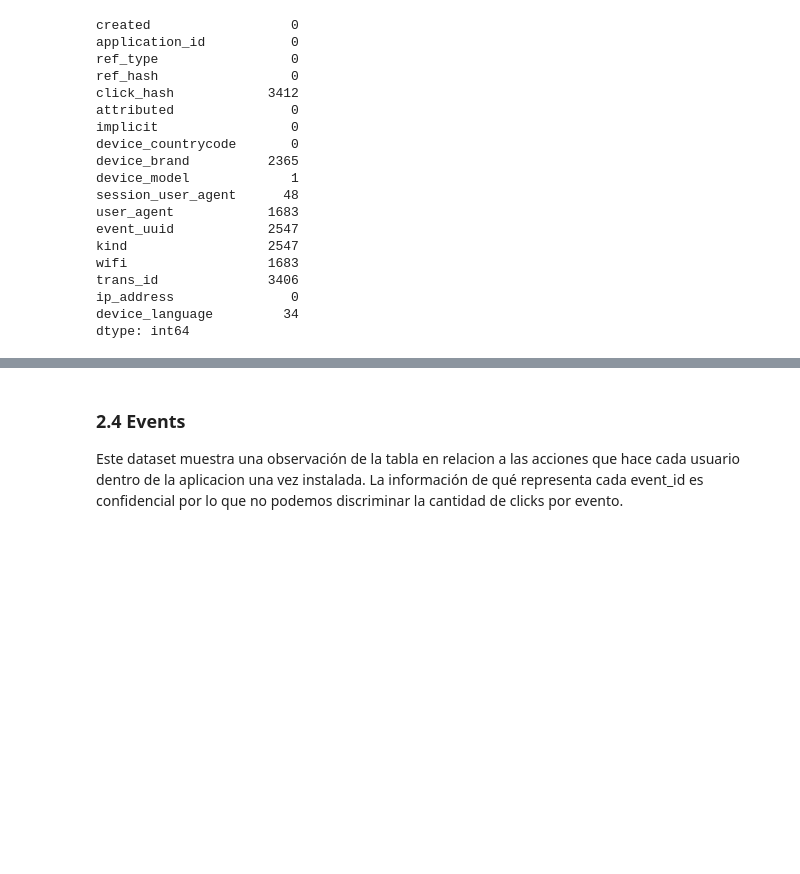
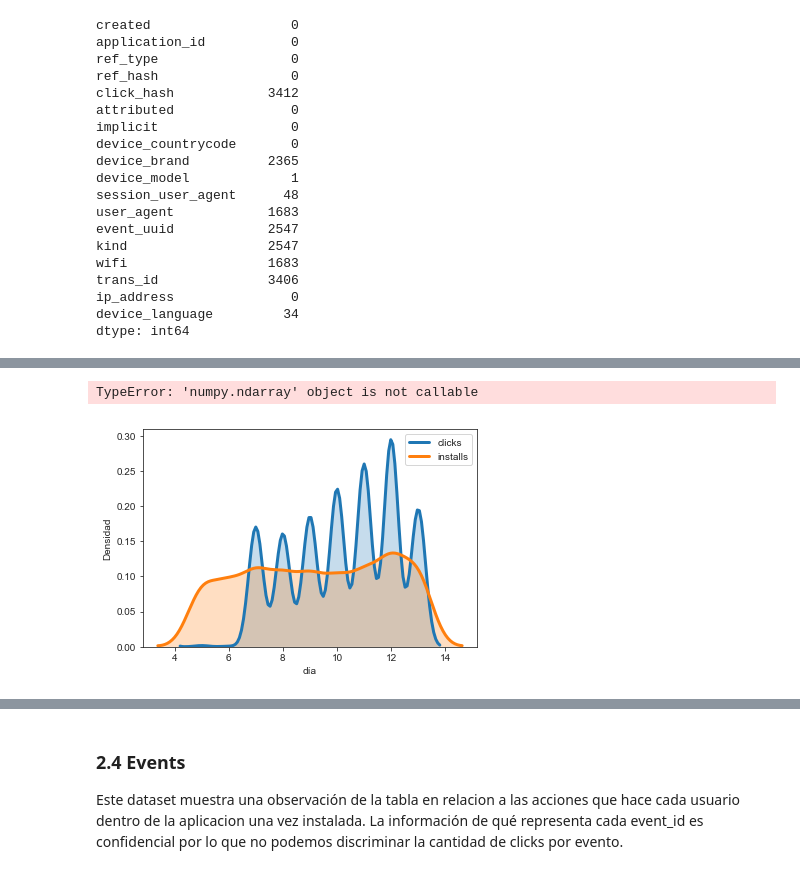
Before and after one commit to flor14/Organizacion_de_datos_2019, a Jupyter notebook: Tp1_datos.ipynb, the cells around one changed output, grey strips where cells are left out. Cells and saved outputs as stored; diff of their text form; code cells hidden in the pictures; blank space fills up the shorter version.

```diff
--- a/Tp1_datos.ipynb
+++ b/Tp1_datos.ipynb
@@ -354,0 +290,52 @@ clicks.describe()
+# %%
+# Porcentaje de instalaciones atribuidas a jammp
+#pd.to_numeric(installs["attributed"])
+#installs[["attributed"]].count(False)
+
+import numpy as np
+installs.values().count("True")
+
+sns.barplot(x='attributed', y='Values', data=installs, estimator=lambda x: sum(x==0)*100.0/len(x))
+
+#atribuidos = installs["attributed"].astype(bool)
+
+#sum(pd.to_numeric(atribuidos))
+
+#sum(map(bool,installs["attributed"]))
+#installs['Perc'] = (installs["attributed"]/ sum(pd.to_numeric(atribuidos))) *100
+# %% [output]
+TypeError: 'numpy.ndarray' object is not callable
+# %%
+# Clicks versus Installs
+import matplotlib.pyplot as plt
+import seaborn as sns
+import pandas as pd
+import datetime as dt
+
+#genero una columna extrayendo las horas y otra con los días
+installs['horas'] = installs['created'].dt.hour
+installs['dia'] = installs['created'].dt.day
+
+#genero una columna extrayendo las horas y otra con los días
+clicks['horas'] = clicks['created'].dt.hour
+clicks['dia'] = clicks['created'].dt.day
+
+#para click defini estas columnas antes
+df = pd.DataFrame({'clicks': clicks["dia"], 'installs' : installs["dia"]})
+
+#Grafico
+fig, ax = plt.subplots(1, 1)
+
+for columna in df.columns:
+    ax =  sns.distplot(df[columna],
+                       hist = False,
+                       kde = True,
+                       kde_kws = {'shade': True, 'linewidth': 3},
+                       label = columna)
+
+ax.set_xlabel("día")
+ax.set_ylabel("Densidad")
+
+plt.show()
+# %% [output]
+[figure, added]
```
Also changed, not shown: parts of 15 cells of this notebook.
